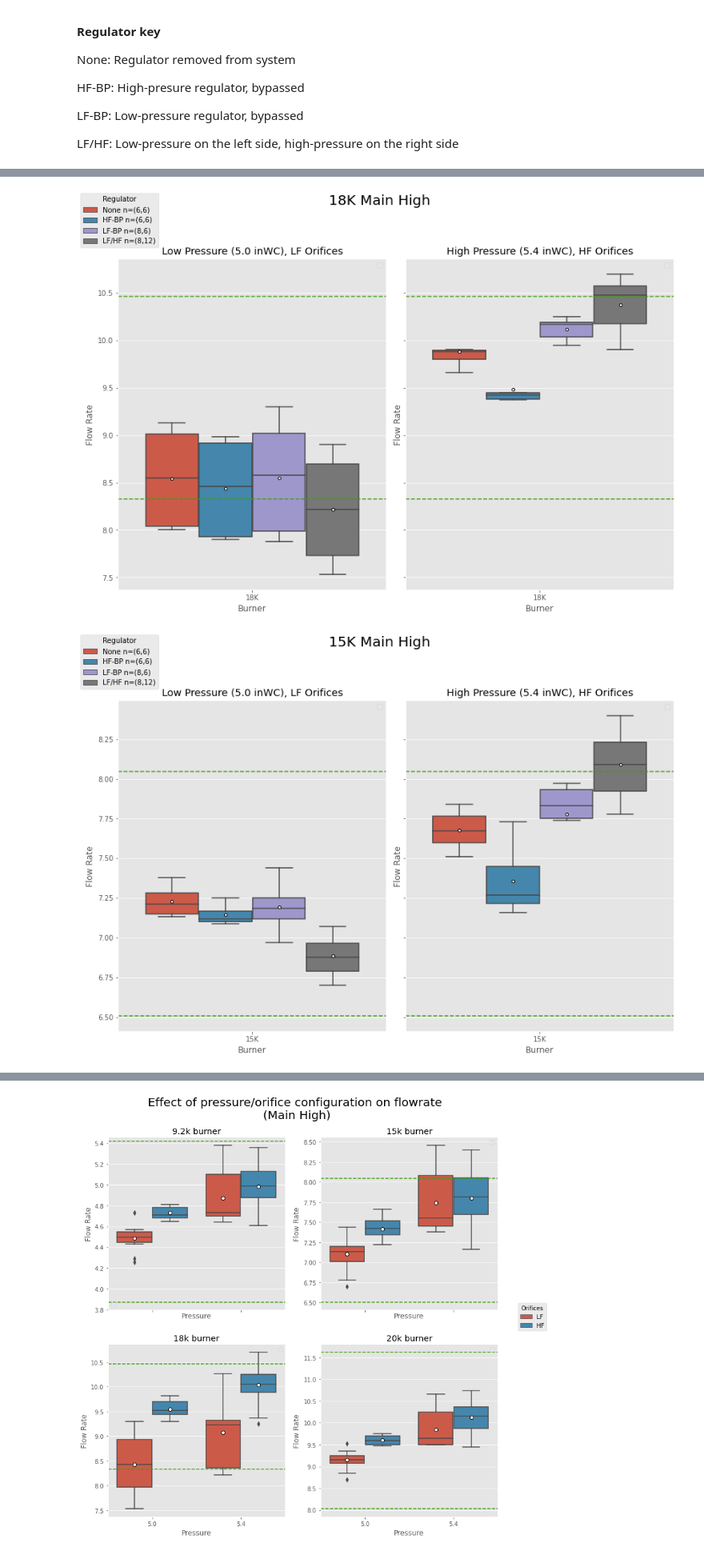
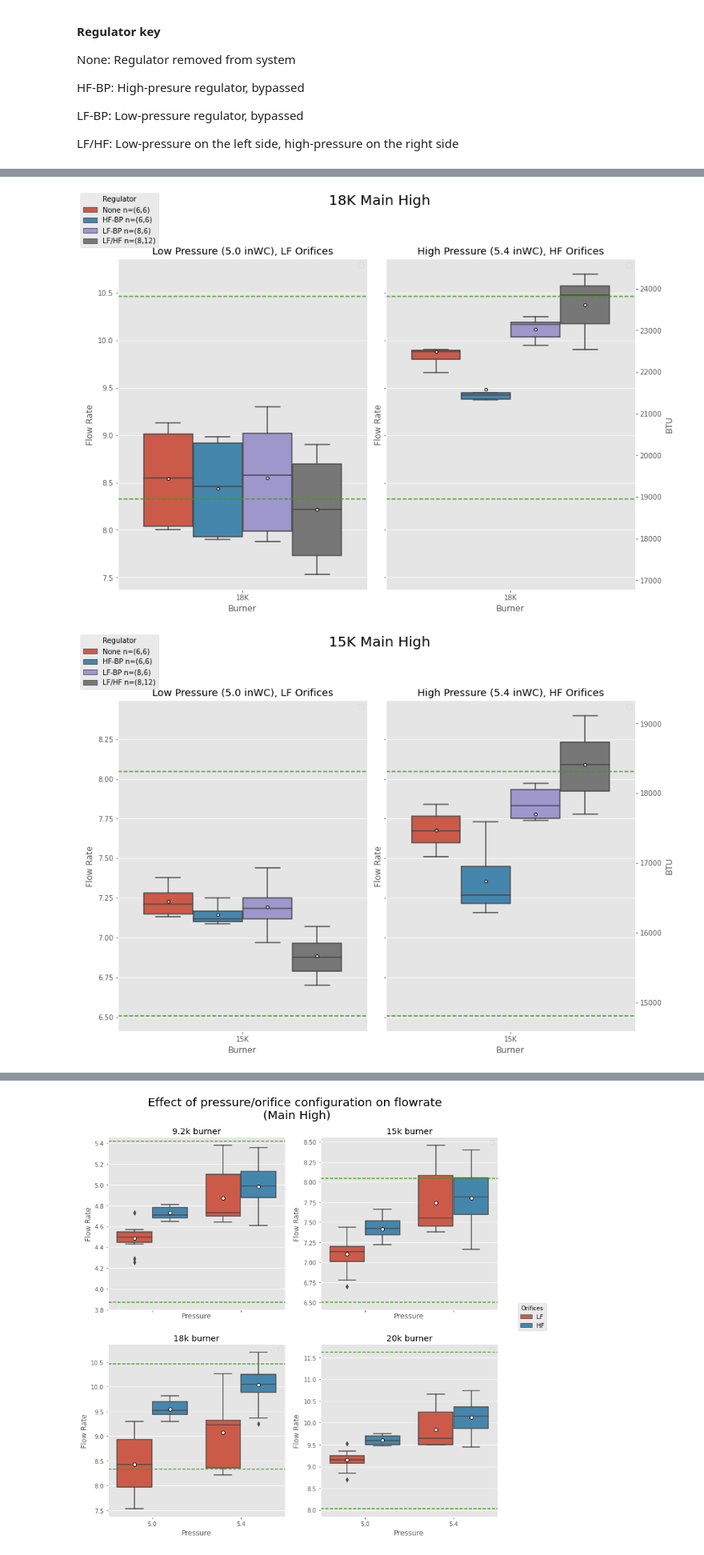
Before and after one commit to elkirk/flow-testing, a Jupyter notebook: flowrate-testing.ipynb, the cells around one changed output, grey strips where cells are left out. Shown at 80% size. Drawn from its saved outputs; the diff is of its cells as text; code cells hidden in the pictures.

Commit message:
Added secondary axis with BTU conversions to certain figures

```diff
--- a/flowrate-testing.ipynb
+++ b/flowrate-testing.ipynb
@@ -191,6 +191,17 @@ axes[1].axhline(y=srt20klim['mh-upr'], ls='--', c='#3c9e12')
 # Setting legend for entire figure
 fig.legend(lines, labels, loc='upper left', title='Regulator')
 
+# Adding secondary axis with BTU conversion
+def slpm2btu(x):
+    return x * 2.117 * 1075
+
+
+def btu2slpm(x):
+    return x / 2.117 / 1075
+
+secax = axes[1].secondary_yaxis('right', functions=(slpm2btu, btu2slpm))
+secax.set_ylabel('BTU')
+
 #plt.savefig('plot-20k-pressurecomparison-regulator.png')
 plt.tight_layout()
 plt.show()
@@ -250,11 +261,22 @@ axes[1].axhline(y=srt18klim['mh-upr'], ls='--', c='#3c9e12')
 # Setting legend for entire figure
 fig.legend(lines, labels, loc='upper left', title='Regulator')
 
+# Adding secondary axis with BTU conversion
+def slpm2btu(x):
+    return x * 2.117 * 1075
+
+
+def btu2slpm(x):
+    return x / 2.117 / 1075
+
+secax = axes[1].secondary_yaxis('right', functions=(slpm2btu, btu2slpm))
+secax.set_ylabel('BTU')
+
 plt.tight_layout()
 #plt.savefig('plot-20k-pressurecomparison-regulator.png')
 plt.show()
 # %% [output]
-[figure, old version]
+[figure, new version]
 # %%
 fig, axes = plt.subplots(1, 2, figsize=(12,8), sharey=True)
 fig.suptitle('15K Main High', y=1.06, fontsize=20)
@@ -287,34 +309,45 @@ sns.boxplot(ax=axes[1],
 
 lines, labels = fig.axes[-1].get_legend_handles_labels()
 
 # Adding sample size to legend callouts
 labels[0] = 'None n=('+str(lplf15k['None'])+','+str(hphf15k['None'])+')'
 labels[1] = 'HF-BP n=('+str(lplf15k['HF-BP'])+','+str(hphf15k['HF-BP'])+')'
 labels[2] = 'LF-BP n=('+str(lplf15k['LF-BP'])+','+str(hphf15k['LF-BP'])+')'
 labels[3] = 'LF/HF n=('+str(lplf15k['LF'])+','+str(hphf15k['HF'])+')'
 
 # Hide legends for individual plots, will have one global legend
 axes[0].legend(lines[:0], labels[:0])
 axes[1].legend(lines[:0], labels[:0])
 
 # Set plot titles
 axes[0].set_title('Low Pressure (5.0 inWC), LF Orifices')
 axes[1].set_title('High Pressure (5.4 inWC), HF Orifices')
 
 # Adding lines for tester limits
 axes[0].axhline(y=srt15klim['mh-lwr'], ls='--', c='#3c9e12')
 axes[0].axhline(y=srt15klim['mh-upr'], ls='--', c='#3c9e12')
 axes[1].axhline(y=srt15klim['mh-lwr'], ls='--', c='#3c9e12')
 axes[1].axhline(y=srt15klim['mh-upr'], ls='--', c='#3c9e12')
 
 # Setting legend for entire figure
 fig.legend(lines, labels, loc='upper left', title='Regulator')
 
+# Adding secondary axis with BTU conversion
+def slpm2btu(x):
+    return x * 2.117 * 1075
+
+
+def btu2slpm(x):
+    return x / 2.117 / 1075
+
+secax = axes[1].secondary_yaxis('right', functions=(slpm2btu, btu2slpm))
+secax.set_ylabel('BTU')
+
 plt.tight_layout()
 #plt.savefig('plot-20k-pressurecomparison-regulator.png')
 plt.show()
 # %% [output]
-[figure, old version]
+[figure, new version]
 # %%
 fig, axes = plt.subplots(1, 2, figsize=(12,8), sharey=True)
 fig.suptitle('9.2K Main High', y=1.06, fontsize=20)
```
Also changed, not shown: parts of 2 cells of this notebook.
